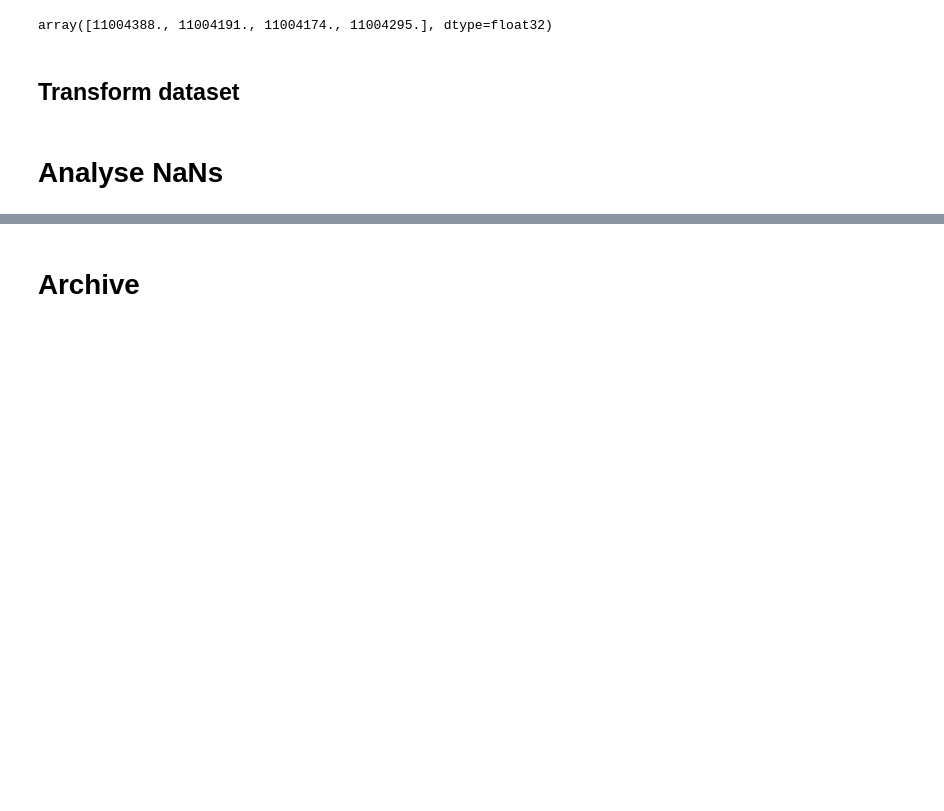
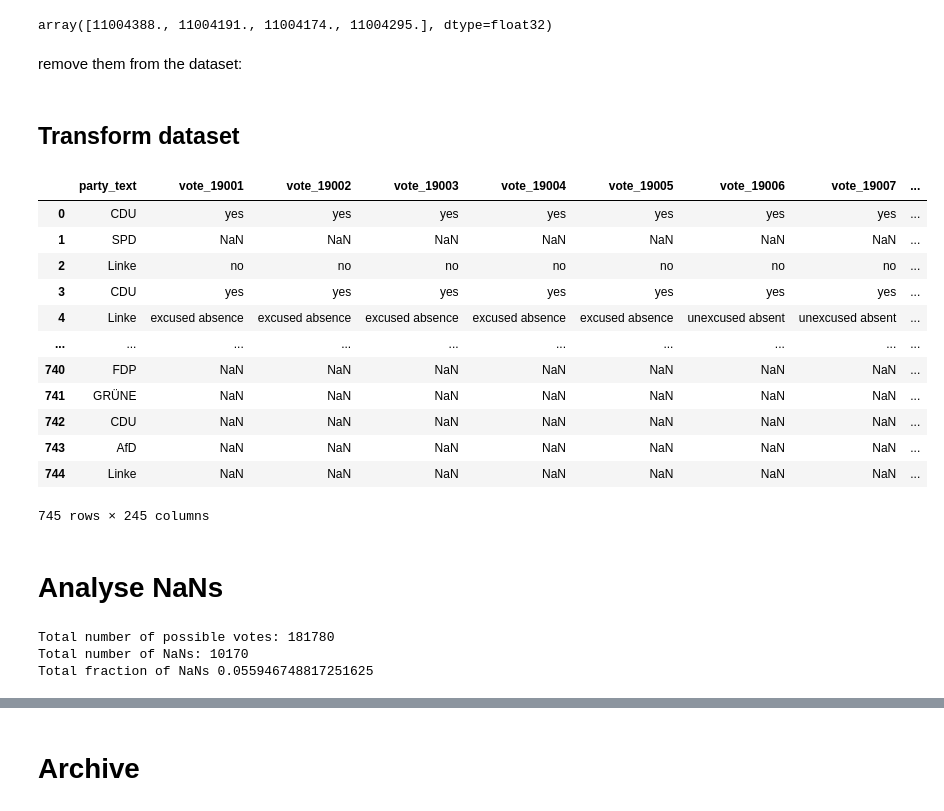
Before and after one commit to mograev/btvote, a Jupyter notebook: notebooks/0-data-understanding.ipynb, the cells around one changed output, grey strips where cells are left out. Saved outputs shown, nothing was run; the diff lists cells and outputs as text; code cells hidden in the pictures; blank space fills up the shorter version.

```diff
--- a/notebooks/0-data-understanding.ipynb
+++ b/notebooks/0-data-understanding.ipynb
@@ -137,3 +131,5 @@ There are four MPs that don't belong to a party:
 reduced[reduced['party_text']=='']['id_de_parliament'].unique()
 # %% [output]
 array([11004388., 11004191., 11004174., 11004295.], dtype=float32)
+# %% [markdown]
+remove them from the dataset:
@@ -144,2 +140,41 @@ array([11004388., 11004191., 11004174., 11004295.], dtype=float32)
+# %%
+transformed = reduced.copy()
+
+# set the datatype of the ID from float64 to int (int64)
+transformed[['id_de_parliament']] = transformed[['id_de_parliament']].astype(int)
+transformed[['vote_id']] = transformed[['vote_id']].astype(int)
+
+# pivots the dataset so that there is only one sample for each MP with attributes for each vote holding the respective voting behaviour
+transformed = transformed.pivot(index=['id_de_parliament', 'party_text'], columns=['vote_id'], values=['vote_beh'])
+
+# reset the index to be able to access data as usually
+transformed = transformed.reset_index()
+
+# remove mp_id (not necessary for classification)
+transformed = transformed.drop('id_de_parliament', axis=1)
+
+# make column index flat / non-hierarchical and format name
+transformed.columns = transformed.columns.to_flat_index()
+transformed.columns = transformed.columns.map(lambda x: str(x).replace('(', ''))
+transformed.columns = transformed.columns.map(lambda x: str(x).replace('\'', ''))
+transformed.columns = transformed.columns.map(lambda x: str(x).replace(', )', ''))
+transformed.columns = transformed.columns.map(lambda x: str(x).replace('beh, ', ''))
+transformed.columns = transformed.columns.map(lambda x: str(x).replace(')', ''))
+
+display(transformed)
+# %% [output]
+|  | party_text | vote_19001 | vote_19002 | vote_19003 | vote_19004 | vote_19005 | vote_19006 | vote_19007 | ... |
+| 0 | CDU | yes | yes | yes | yes | yes | yes | yes | ... |
+| 1 | SPD | NaN | NaN | NaN | NaN | NaN | NaN | NaN | ... |
+| 2 | Linke | no | no | no | no | no | no | no | ... |
+| 3 | CDU | yes | yes | yes | yes | yes | yes | yes | ... |
+| 4 | Linke | excused absence | excused absence | excused absence | excused absence | excused absence | unexcused absent | unexcused absent | ... |
+| ... | ... | ... | ... | ... | ... | ... | ... | ... | ... |
+| 740 | FDP | NaN | NaN | NaN | NaN | NaN | NaN | NaN | ... |
+| 741 | GRÜNE | NaN | NaN | NaN | NaN | NaN | NaN | NaN | ... |
+| 742 | CDU | NaN | NaN | NaN | NaN | NaN | NaN | NaN | ... |
+| 743 | AfD | NaN | NaN | NaN | NaN | NaN | NaN | NaN | ... |
+| 744 | Linke | NaN | NaN | NaN | NaN | NaN | NaN | NaN | ... |
+745 rows × 245 columns
 # %% [markdown]
 # Analyse NaNs
@@ -147,0 +181,9 @@ array([11004388., 11004191., 11004174., 11004295.], dtype=float32)
+# %%
+# Total number of NaNs
+print("Total number of possible votes:", transformed.shape[0]*(transformed.shape[1]-1))
+print("Total number of NaNs:", transformed.isna().sum().sum())
+print("Total fraction of NaNs", (transformed.isna().sum().sum())/(transformed.shape[0]*(transformed.shape[1]-1)))
+# %% [output]
+Total number of possible votes: 181780
+Total number of NaNs: 10170
+Total fraction of NaNs 0.055946748817251625
```
Also changed, not shown: parts of 12 cells of this notebook.
